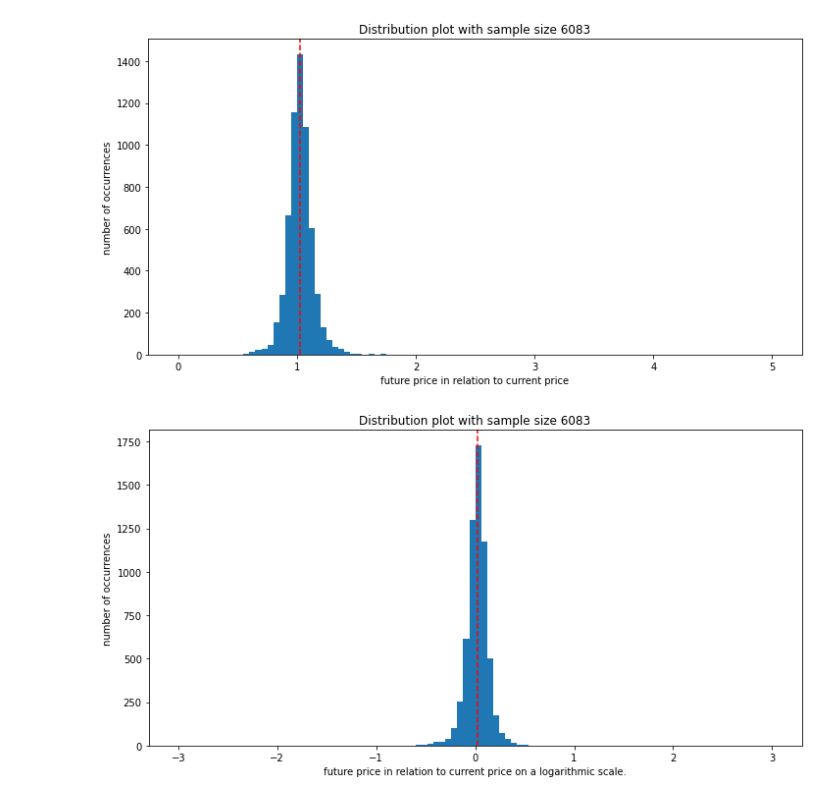
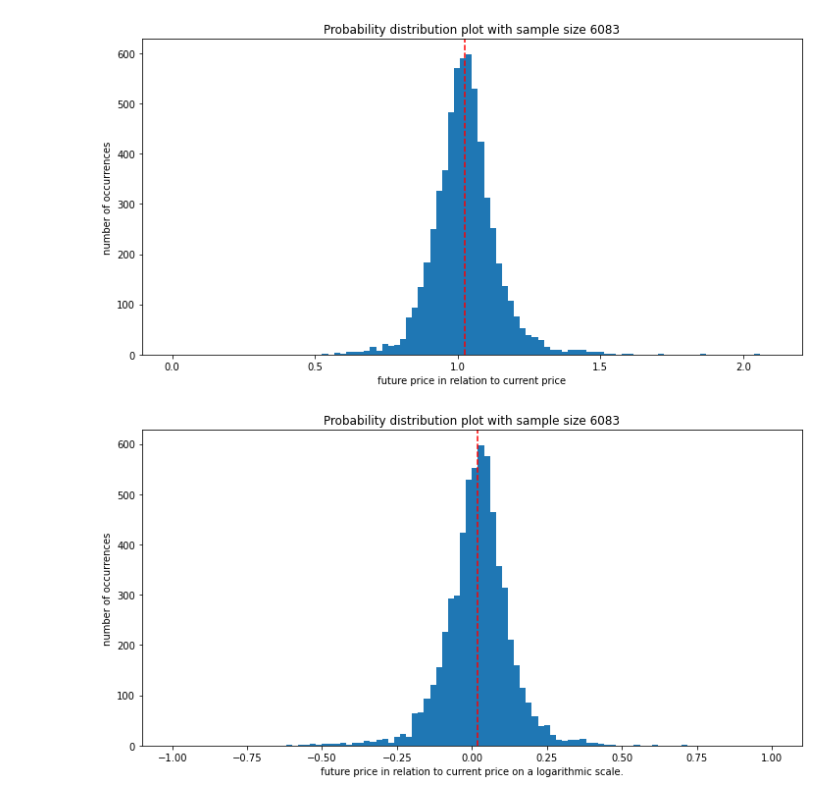
Before and after one commit to tobsel7/price-indicators, a Jupyter notebook: analysis/statistics/data_set_modifications.ipynb, the cells around one changed output. Cells and saved outputs as stored; diff of their text form; code cells hidden in the pictures.

```diff
--- a/analysis/statistics/data_set_modifications.ipynb
+++ b/analysis/statistics/data_set_modifications.ipynb
@@ -21,24 +21,24 @@ all_stocks = load_data_set("all_stocks_20spy_50shift_normalized")
 def plot_distribution(y_values, xlabel="future price in relation to current price", ylabel="number of occurrences", range=[-3,3]):
     size = len(y_values)
     n_bins = min(int(size / 10), 100)
-    plt.figure(figsize=(10,5))
+    plt.figure(figsize=(10, 5))
     plt.hist(y_values, bins=n_bins, range=range)
     plt.axvline(y_values.mean(), color="red", linestyle="dashed")
     plt.tight_layout()
-    plt.title("Distribution plot with sample size {}".format(size))
+    plt.title("Probability distribution plot with sample size {}".format(size))
     plt.xlabel(xlabel)
     plt.ylabel(ylabel)
     plt.show()
 # %%
 def future_price_log(samples):
-    plot_distribution(samples["future_price"], range=[0, 5])
-    plot_distribution(np.log((samples["future_price"])), xlabel="future price in relation to current price on a logarithmic scale.")
+    plot_distribution(samples["future_price"], range=[0, 2.1])
+    plot_distribution(np.log((samples["future_price"])), xlabel="future price in relation to current price on a logarithmic scale.", range=[-1, 1])
 
 # show difference in the distribution of future prices with and without taking the log
 future_price_log(nasdaq)
 # %% [output]
-[figure, old version]
+[figure, new version]
-[figure, old version]
+[figure, new version]
 # %%
 # this function demonstrates the functionality used in data_set_modifier to change the mean of a normal distribution
 # a log normal distribution can be shifted the same way, the log has to be taken before this process
```
Also changed, not shown: parts of 4 cells of this notebook, 7 other files.
